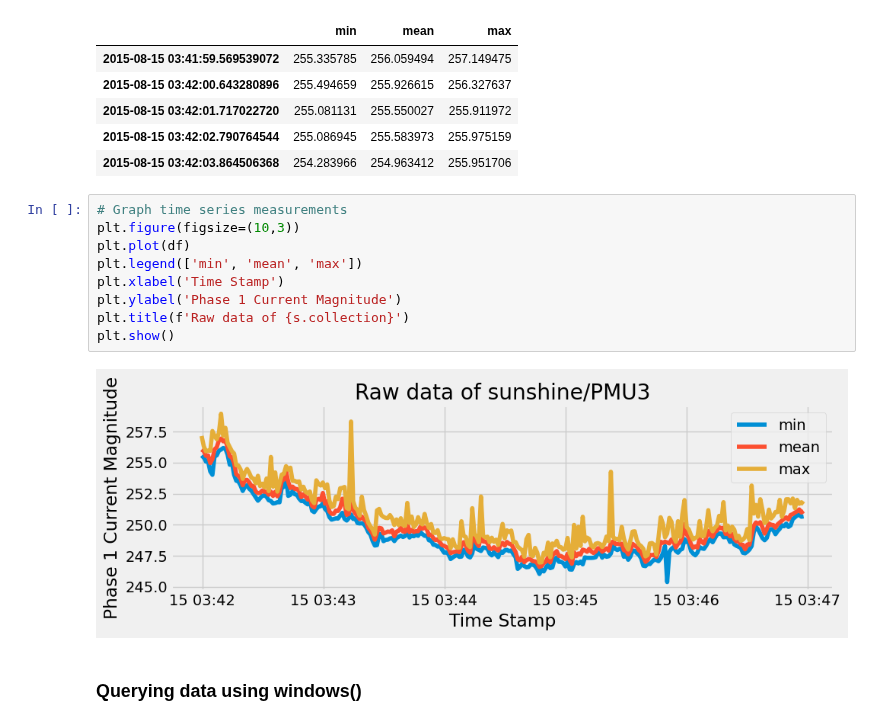
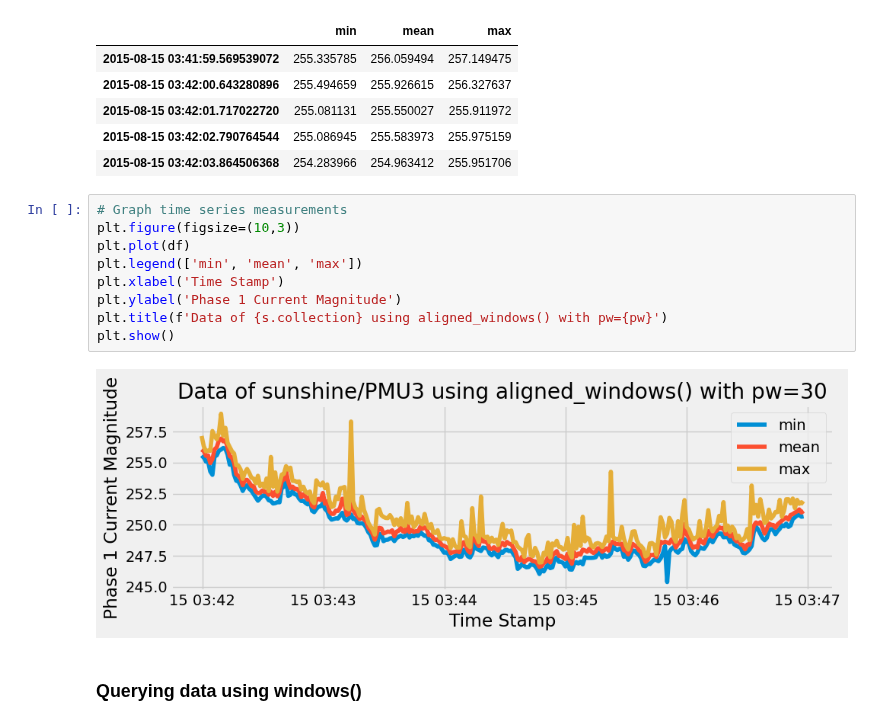
Before and after one commit to PingThingsIO/ni4ai-notebooks, a Jupyter notebook: analytics/Exploring Sunshine Data.ipynb, the cells around one changed output. Saved outputs shown, nothing was run; the diff lists cells and outputs as text.

Commit message:
fixed incorrect plots titles

```diff
--- a/analytics/Exploring Sunshine Data.ipynb
+++ b/analytics/Exploring Sunshine Data.ipynb
@@ -131,14 +131,14 @@ df.head()
 # %%
 # Graph time series measurements
 plt.figure(figsize=(10,3))
 plt.plot(df)
 plt.legend(['min', 'mean', 'max'])
 plt.xlabel('Time Stamp')
 plt.ylabel('Phase 1 Current Magnitude')
-plt.title(f'Raw data of {s.collection}')
+plt.title(f'Data of {s.collection} using aligned_windows() with pw={pw}')
 plt.show()
 # %% [output]
-[figure, old version]
+[figure, new version]
 # %% [markdown]
 ### Querying data using windows()
 # %% [markdown]
```
Also changed, not shown: parts of 3 cells of this notebook.
